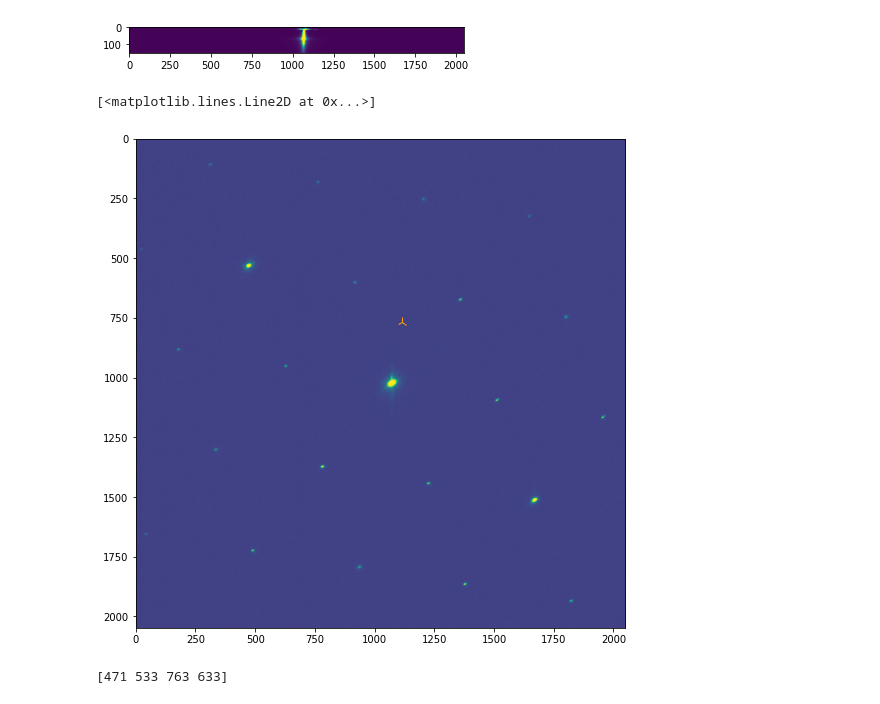
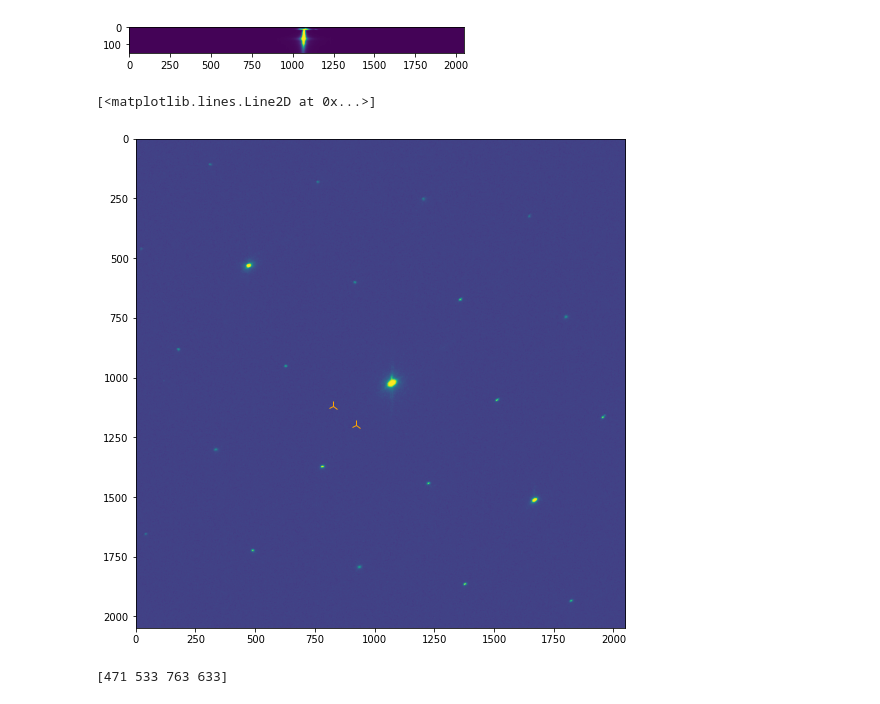
Before and after one commit to SangersJeroen/Bachelor-Thesis-Code, a Jupyter notebook: mreels_test.ipynb, the cells around one changed output. Drawn from its saved outputs; the diff is of its cells as text; code cells hidden in the pictures.

```diff
--- a/mreels_test.ipynb
+++ b/mreels_test.ipynb
@@ -86,11 +86,12 @@ plt.imshow( mreels.sigmoid( eels_stack_high.stack[:,:,1023]))
 # %%
 plt.imshow(mreels.sigmoid(eels_stack_high.stack[25].T))
 plt.gcf().set_size_inches(9,9)
-plt.plot(1113, 766, marker='2', markersize=10, color='orange')
+plt.plot(924, 1198, marker='2', markersize=10, color='orange')
+plt.plot(825, 1117, marker='2', markersize=10, color='orange')
 #plt.text(my+50, mx+50, r'$M$', fontsize=15, color='orange')
 # %% [output]
 [<matplotlib.lines.Line2D at 0x...>]
-[figure, old version]
+[figure, new version]
 # %%
 point = mreels.get_true_centres(eels_stack_high.stack[25], ((500,500),(800,600)), 90)
 print(point)
```
Also changed, not shown: parts of 4 cells of this notebook, 9 other files.
